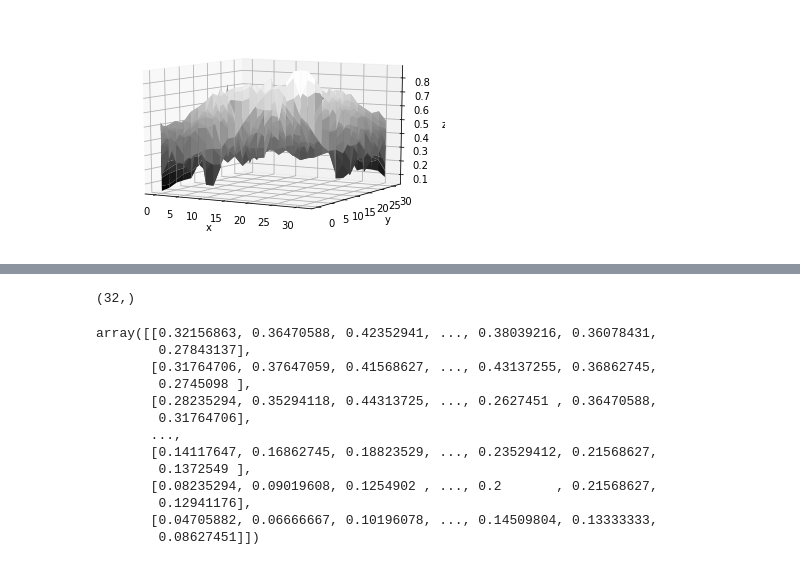
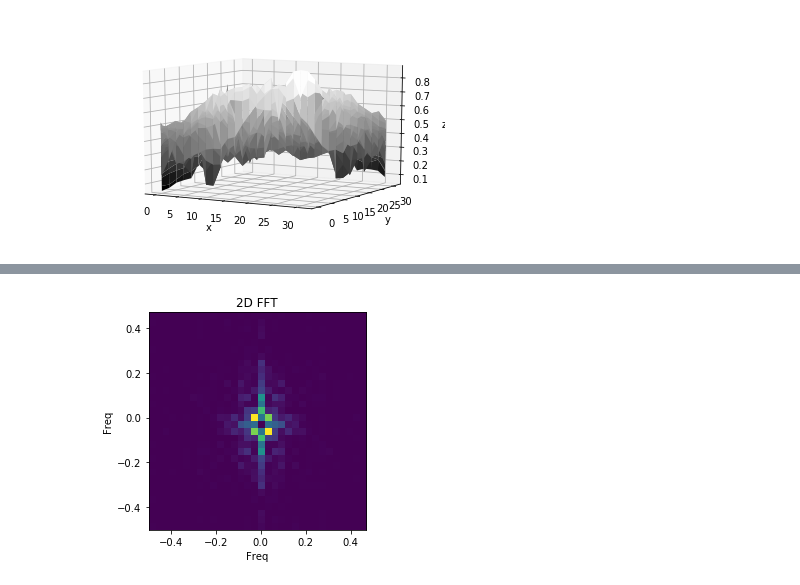
Before and after one commit to andersonsam/eosc_410, a Jupyter notebook: Lab6/Lab6_2019_SOLUTIONS.ipynb, the cells around one changed output, grey strips where cells are left out. Drawn from its saved outputs; the diff is of its cells as text; code cells hidden in the pictures.

```diff
--- a/Lab6/Lab6_2019_SOLUTIONS.ipynb
+++ b/Lab6/Lab6_2019_SOLUTIONS.ipynb
@@ -164,20 +163,12 @@ plt.imshow(Sx2n)
-# %%
-np.shape(freq)
-# %% [output]
-(32,)
-# %%
-face
-# %% [output]
-array([[0.32156863, 0.36470588, 0.42352941, ..., 0.38039216, 0.36078431,
-        0.27843137],
-       [0.31764706, 0.37647059, 0.41568627, ..., 0.43137255, 0.36862745,
-        0.2745098 ],
-       [0.28235294, 0.35294118, 0.44313725, ..., 0.2627451 , 0.36470588,
-        0.31764706],
-       ...,
-       [0.14117647, 0.16862745, 0.18823529, ..., 0.23529412, 0.21568627,
-        0.1372549 ],
-       [0.08235294, 0.09019608, 0.1254902 , ..., 0.2       , 0.21568627,
-        0.12941176],
-       [0.04705882, 0.06666667, 0.10196078, ..., 0.14509804, 0.13333333,
-        0.08627451]])
+# %%
+#now, shift fft so that (0,0) is at centre of image
+Sx2n_shift = np.fft.fftshift(Sx2n)
+
+extent = [np.min(freq),np.max(freq),np.min(freq),np.max(freq)]
+plt.imshow(Sx2n_shift, extent=extent)
+plt.xlabel('Freq')
+plt.ylabel('Freq')
+plt.title('2D FFT')
+plt.show()
+# %% [output]
+[figure, added]
```
Also changed, not shown: parts of 13 cells of this notebook.
